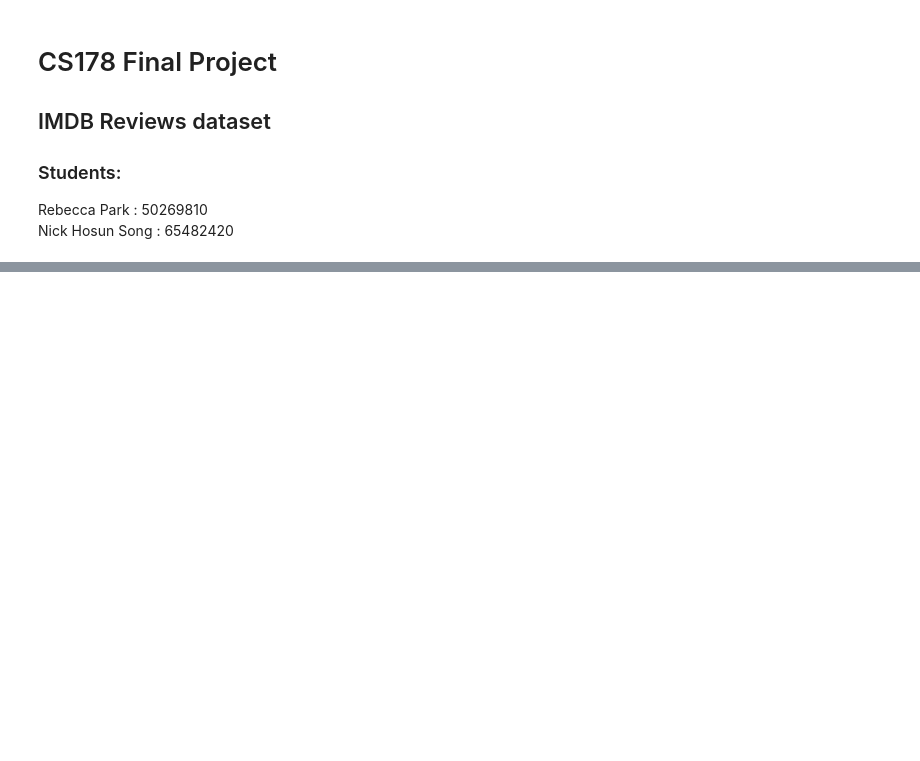
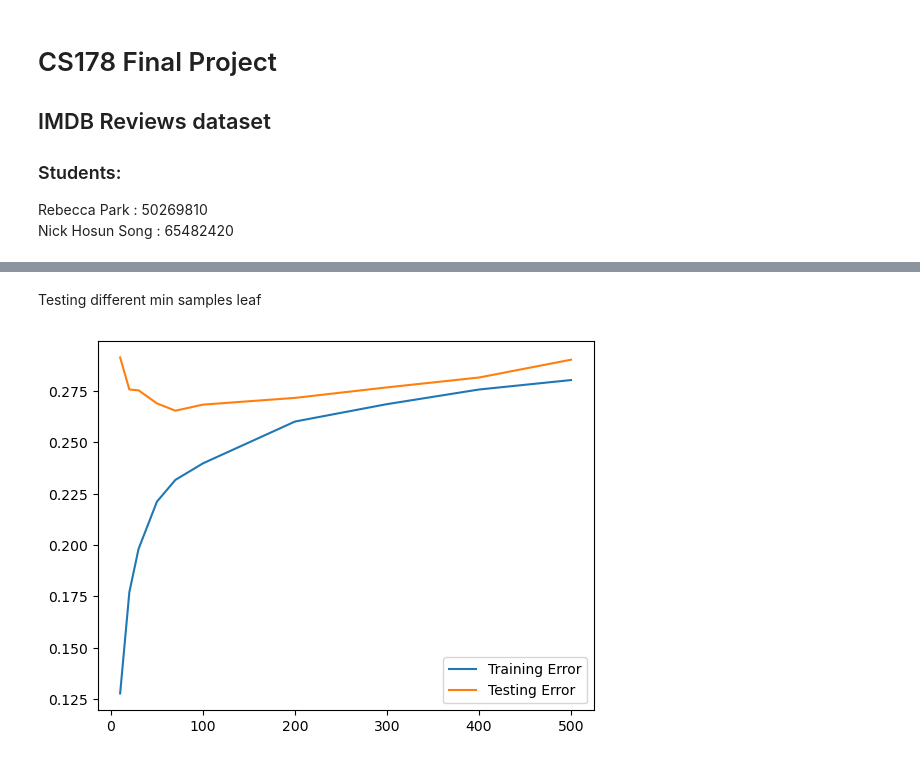
Before and after one commit to HosunS/SVM_Film_Classifier, a Jupyter notebook: Project.ipynb, the cells around one changed output, grey strips where cells are left out. Drawn from its saved outputs; the diff is of its cells as text; code cells hidden in the pictures; blank space fills up the shorter version.

```diff
--- a/Project.ipynb
+++ b/Project.ipynb
@@ -120,0 +101,38 @@ Min sample split: 800
+# %% [markdown]
+Testing different min samples leaf
+# %%
+train_error = []
+test_error = []
+min_samples_leaf_options = [10,20,30,50,70,100,200,300,400,500]
+
+
+#just trying to see which min_sample_split is best
+#maybe we shoud try ensembles too?
+for min_samples_leaf in min_samples_leaf_options:
+    dec_tree_model = DecisionTreeClassifier(criterion='entropy', min_samples_leaf=min_samples_leaf)
+    dec_tree_model.fit(X_train_csr,y_train_bin)
+
+    dec_tree_train_pred = dec_tree_model.predict(X_train_csr)
+    dec_tree_test_pred = dec_tree_model.predict(X_test_csr)
+
+    #keeping track of how far we are because this takes forever to run
+    #print(f"Min sample split: {min_sample_split}")
+
+    #print("Accuracy (Training):",accuracy_score(y_train_bin,dec_Tree_train_pred))
+    #print("Classification Report (Training):\n", classification_report(y_train_bin,dec_Tree_train_pred))
+    #print("Accuracy (Testing):",accuracy_score(y_test_bin,dec_Tree_test_pred))
+    #print("Classification Report (Testing):\n", classification_report(y_test_bin,dec_Tree_test_pred))
+
+    train_error.append(zero_one_loss(dec_tree_train_pred,y_train_bin))
+    test_error.append(zero_one_loss(dec_tree_test_pred,y_test_bin))
+
+fig = plt.figure()
+ax = fig.add_subplot(1, 1, 1)
+ax.plot(min_samples_leaf_options, train_error)
+ax.plot(min_samples_leaf_options, test_error)
+plt.legend(['Training Error','Testing Error'])
+plt.xlabel = 'Min Samples Leaf'
+plt.yabel = 'Error Rate'
+plt.show()
+# %% [output]
+[figure, added]
```
Also changed, not shown: parts of 10 cells of this notebook, 1 other file.
